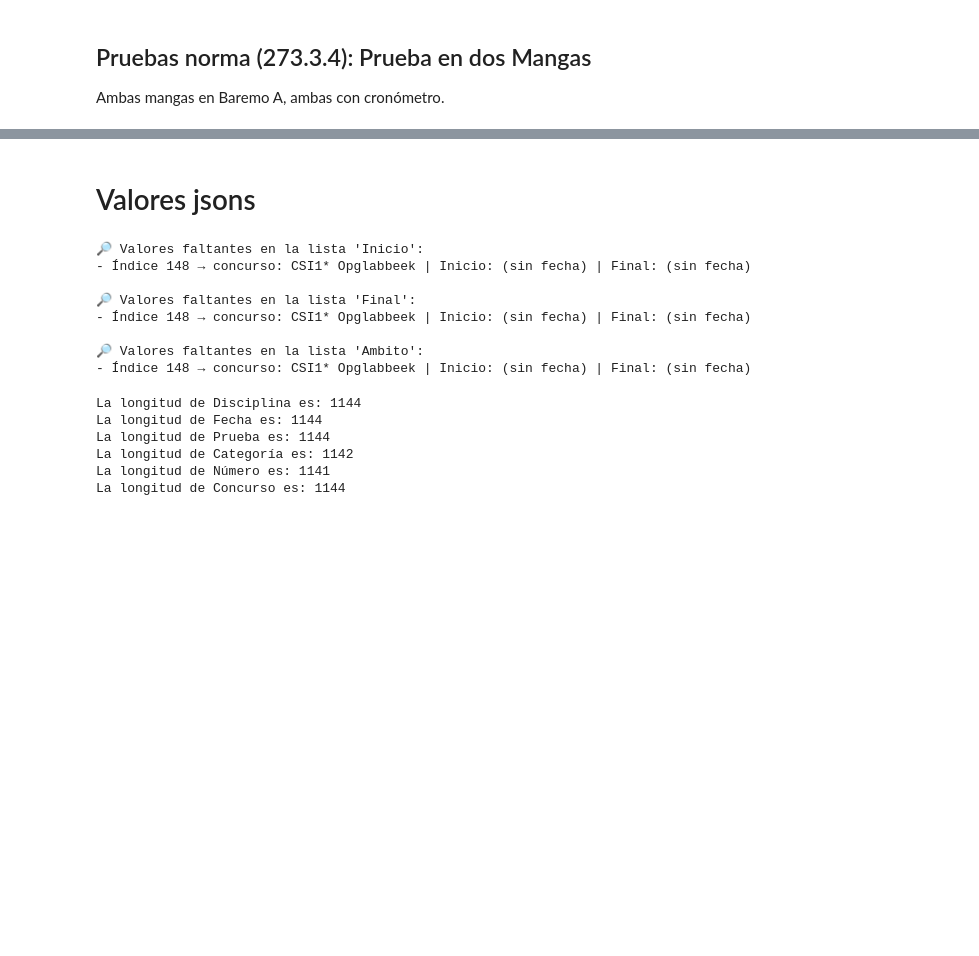
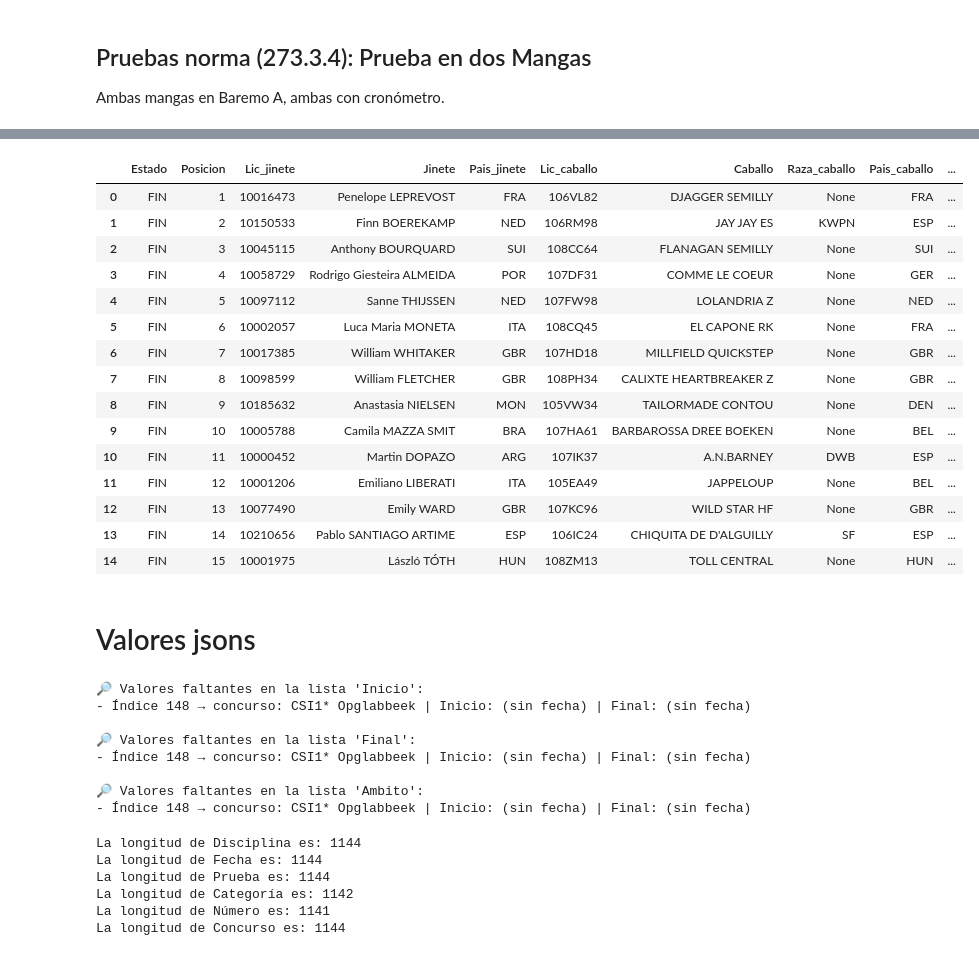
Before and after one commit to Gabijc/Proyecto_final_hipica, a Jupyter notebook: Notebooks/union_datos_scrapeados.ipynb, the cells around one changed output, grey strips where cells are left out. Cells and saved outputs as stored; diff of their text form; code cells hidden in the pictures; blank space fills up the shorter version.

```diff
--- a/Notebooks/union_datos_scrapeados.ipynb
+++ b/Notebooks/union_datos_scrapeados.ipynb
@@ -796,3 +948,80 @@ Dos_m.head(8)
+# %%
+for indice, row in Dos_m.iterrows():
+    celda = row["Puntuacion"]
+
+    if len(celda) == 1:
+        puntuacion = celda[0] # accedemos al primer elemento de la lista, que en este caso tiene solo un elemento, el 0
+        # print(puntuacion)
+
+        if "/" in puntuacion:
+            partes = puntuacion.split("/")
+            # print(partes[0])
+
+            if "(" not in partes[0]:
+                Dos_m.at[indice, "Ptos_Obs_R1"] = partes[0]
+                Dos_m.at[indice, "Tiempo_R1"] = partes[1]
+            elif "(" in partes[0]:
+                ptos_obs = partes[0].split("(")[1].split("-")[0][:-5].strip()
+                ptos_tiempo = partes[0].split("(")[1].split("-")[1][:-5].strip()
+                Dos_m.at[indice, "Ptos_Obs_R1"] = ptos_obs
+                Dos_m.at[indice, "Ptos_tiempo_R1"] = ptos_tiempo
+                Dos_m.at[indice, "Tiempo_R1"] = partes[1]
+        else:
+            Dos_m.at[indice, "Ptos_Obs_R1"] = puntuacion
+
+    elif len(celda) == 2:
+        puntuacion_r1 = celda[0]
+        puntuacion_r2 = celda[1]
+
+        if "/" in puntuacion_r1:
+            partes_r1 = puntuacion_r1.split("/")
+            if "(" not in partes_r1[0]:
+                Dos_m.at[indice, "Ptos_Obs_R1"] = partes_r1[0]
+                Dos_m.at[indice, "Tiempo_R1"] = partes_r1[1]
+
+            elif "(" in partes_r1[0]:
+                ptos_obs_r1 = partes_r1[0].split("(")[1].split("-")[0][:-5].strip()
+                ptos_tiempo_r1 = partes_r1[0].split("(")[1].split("-")[1][:-5].strip()
+                Dos_m.at[indice, "Ptos_Obs_R1"] = ptos_obs_r1
+                Dos_m.at[indice, "Ptos_tiempo_R1"] = ptos_tiempo_r1
+                Dos_m.at[indice, "Tiempo_R1"] = partes_r1[1]
+        else:
+            BA_sc.at[indice, "Ptos_Obs_R1"] = puntuacion_r1
+
+        if "/" in puntuacion_r2:
+            partes_r2 = puntuacion_r2.split("/")
+            if "(" not in partes_r2[0]:
+                Dos_m.at[indice, "Ptos_Obs_R2"] = partes_r2[0]
+                Dos_m.at[indice, "Tiempo_R2"] = partes_r2[1]
+
+            elif "(" in partes_r2[0]:
+                ptos_obs_r2 = partes_r2[0].split("(")[1].split("-")[0][:-5].strip()
+                ptos_tiempo_r2 = partes_r2[0].split("(")[1].split("-")[1][:-5].strip()
+                Dos_m.at[indice, "Ptos_Obs_R2"] = ptos_obs_r2
+                Dos_m.at[indice, "Ptos_tiempo_R2"] = ptos_tiempo_r2
+                Dos_m.at[indice, "Tiempo_R2"] = partes_r2[1]
+        else:
+            Dos_m.at[indice, "Ptos_Obs_R2"] = puntuacion_r2
+
+
+Dos_m.head(15)
+# %% [output]
+|  | Estado | Posicion | Lic_jinete | Jinete | Pais_jinete | Lic_caballo | Caballo | Raza_caballo | Pais_caballo | ... |
+| 0 | FIN | 1 | 10016473 | Penelope LEPREVOST | FRA | 106VL82 | DJAGGER SEMILLY | None | FRA | ... |
+| 1 | FIN | 2 | 10150533 | Finn BOEREKAMP | NED | 106RM98 | JAY JAY ES | KWPN | ESP | ... |
+| 2 | FIN | 3 | 10045115 | Anthony BOURQUARD | SUI | 108CC64 | FLANAGAN SEMILLY | None | SUI | ... |
+| 3 | FIN | 4 | 10058729 | Rodrigo Giesteira ALMEIDA | POR | 107DF31 | COMME LE COEUR | None | GER | ... |
+| 4 | FIN | 5 | 10097112 | Sanne THIJSSEN | NED | 107FW98 | LOLANDRIA Z | None | NED | ... |
+| 5 | FIN | 6 | 10002057 | Luca Maria MONETA | ITA | 108CQ45 | EL CAPONE RK | None | FRA | ... |
+| 6 | FIN | 7 | 10017385 | William WHITAKER | GBR | 107HD18 | MILLFIELD QUICKSTEP | None | GBR | ... |
+| 7 | FIN | 8 | 10098599 | William FLETCHER | GBR | 108PH34 | CALIXTE HEARTBREAKER Z | None | GBR | ... |
+| 8 | FIN | 9 | 10185632 | Anastasia NIELSEN | MON | 105VW34 | TAILORMADE CONTOU | None | DEN | ... |
+| 9 | FIN | 10 | 10005788 | Camila MAZZA SMIT | BRA | 107HA61 | BARBAROSSA DREE BOEKEN | None | BEL | ... |
+| 10 | FIN | 11 | 10000452 | Martin DOPAZO | ARG | 107IK37 | A.N.BARNEY | DWB | ESP | ... |
+| 11 | FIN | 12 | 10001206 | Emiliano LIBERATI | ITA | 105EA49 | JAPPELOUP | None | BEL | ... |
+| 12 | FIN | 13 | 10077490 | Emily WARD | GBR | 107KC96 | WILD STAR HF | None | GBR | ... |
+| 13 | FIN | 14 | 10210656 | Pablo SANTIAGO ARTIME | ESP | 106IC24 | CHIQUITA DE D'ALGUILLY | SF | ESP | ... |
+| 14 | FIN | 15 | 10001975 | László TÓTH | HUN | 108ZM13 | TOLL CENTRAL | None | HUN | ... |
 # %% [markdown]
 # Valores jsons
 # %%
```
Also changed, not shown: parts of 9 cells of this notebook.
